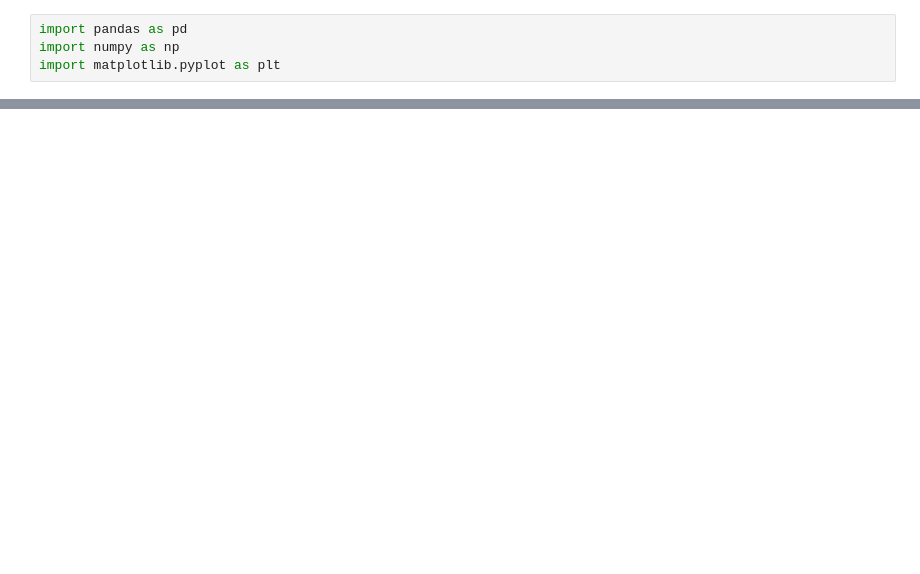
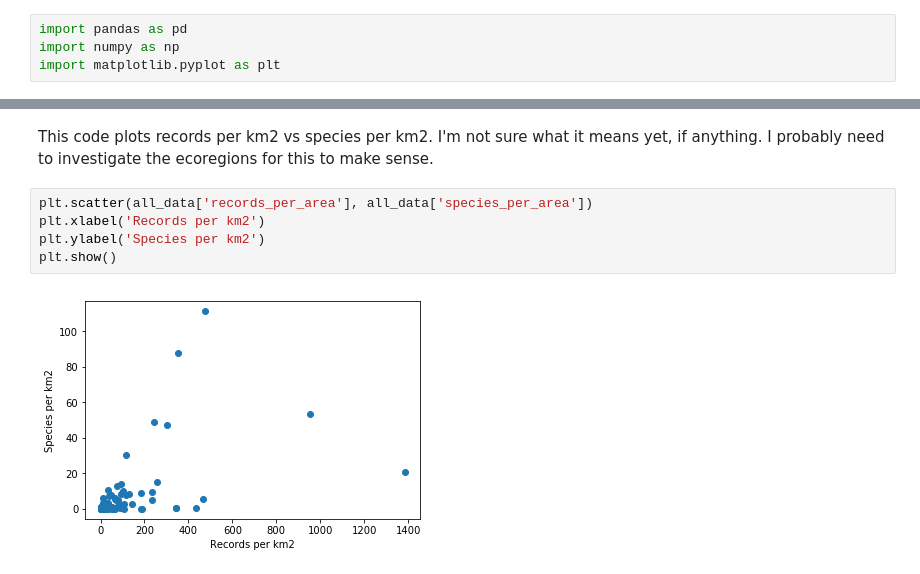
Before and after one commit to diatomsRcool/checklists, a Jupyter notebook: geography_data/data_explore.ipynb, the cells around one changed output, grey strips where cells are left out. Drawn from its saved outputs; the diff is of its cells as text; blank space fills up the shorter version.

```diff
--- a/geography_data/data_explore.ipynb
+++ b/geography_data/data_explore.ipynb
@@ -71,0 +108,9 @@ The country with the least species per square km is Libya with 0.000559805085531
+# %% [markdown]
+This code plots records per km2 vs species per km2. I'm not sure what it means yet, if anything. I probably need to investigate the ecoregions for this to make sense.
+# %%
+plt.scatter(all_data['records_per_area'], all_data['species_per_area'])
+plt.xlabel('Records per km2')
+plt.ylabel('Species per km2')
+plt.show()
+# %% [output]
+[figure, added]
```
Also changed, not shown: parts of 34 cells of this notebook, 11 other files.
